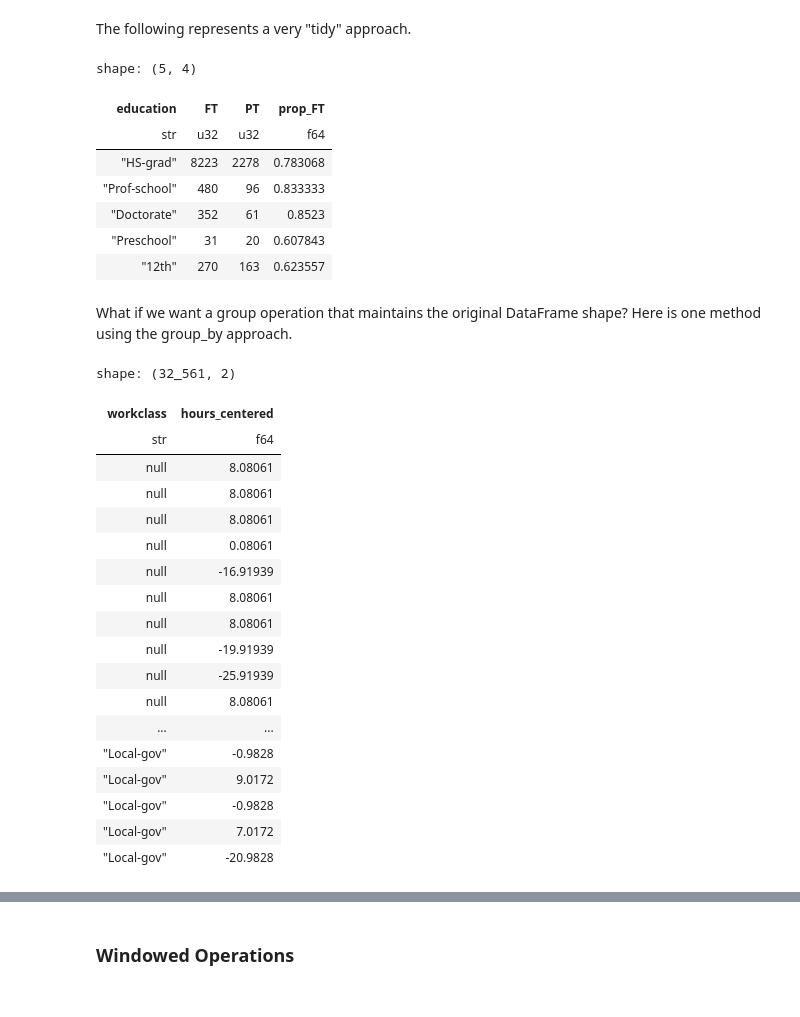
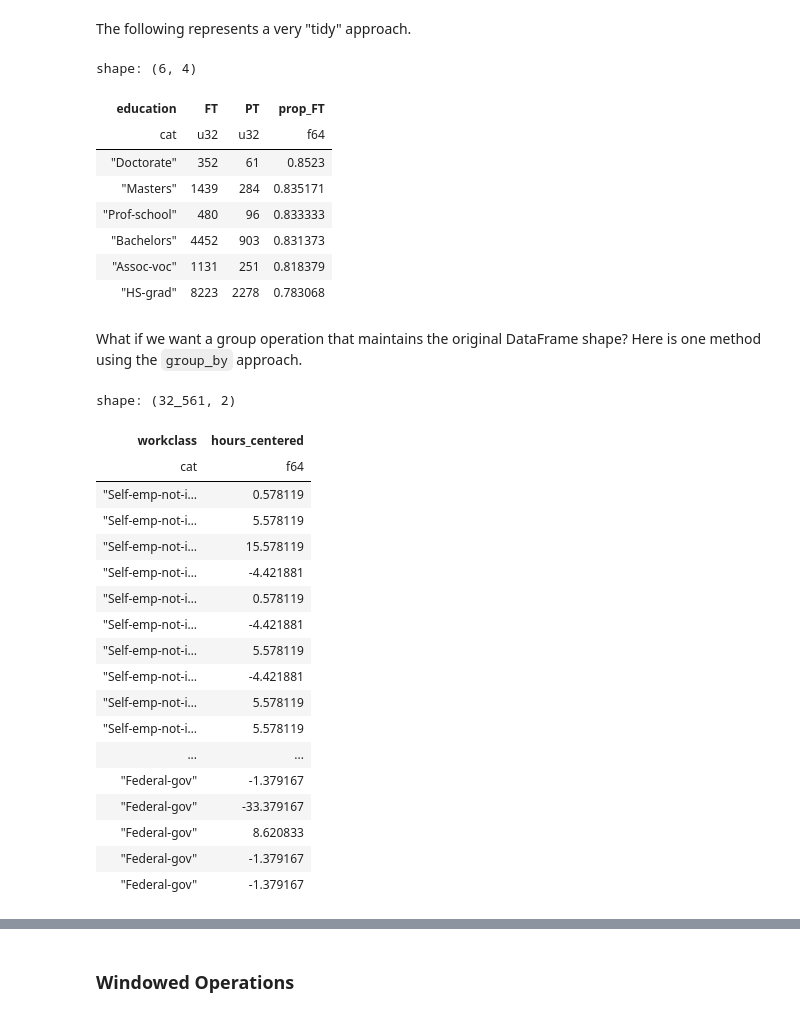
Before and after one commit to m-clark/polars-talk-2024, a Jupyter notebook: polars.ipynb, the cells around one changed output, grey strips where cells are left out. Drawn from its saved outputs; the diff is of its cells as text; code cells hidden in the pictures.

```diff
--- a/polars.ipynb
+++ b/polars.ipynb
@@ -410,7 +487,8 @@ df_census = df_census.with_columns(
     # pl.when(cs.string() == '?').then(None).otherwise(cs.string()) # doesn't work
 )
 # %%
-df_census.with_columns(cs.string().cast(pl.Categorical)) # very nice
+df_census = df_census.with_columns(cs.string().cast(pl.Categorical)) # very nice
+df_census
 # %% [output]
 shape: (32_561, 15)
 | age | workclass | fnlwgt | education | education.num | marital.status | occupation | relationship | race | ... |
@@ -560,25 +678,27 @@ The following represents a very "tidy" approach.
 # %%
 (
     df_census
     .group_by('education')
     .agg(
         FT = (pl.col("hours.per.week") >=40).sum(),
         PT = (pl.col("hours.per.week") < 40).sum(),
-        prop_FT = (pl.col("hours.per.week") >=40).drop_nans().mean()
+        prop_FT = (pl.col("hours.per.week") >=40).mean()
     )
-    .limit(5)
+    .sort('prop_FT', descending=True)
+    .limit(6)
 )
 # %% [output]
-shape: (5, 4)
+shape: (6, 4)
 | education | FT | PT | prop_FT |
-| str | u32 | u32 | f64 |
+| cat | u32 | u32 | f64 |
+| "Doctorate" | 352 | 61 | 0.8523 |
+| "Masters" | 1439 | 284 | 0.835171 |
+| "Prof-school" | 480 | 96 | 0.833333 |
+| "Bachelors" | 4452 | 903 | 0.831373 |
+| "Assoc-voc" | 1131 | 251 | 0.818379 |
 | "HS-grad" | 8223 | 2278 | 0.783068 |
-| "Prof-school" | 480 | 96 | 0.833333 |
-| "Doctorate" | 352 | 61 | 0.8523 |
-| "Preschool" | 31 | 20 | 0.607843 |
-| "12th" | 270 | 163 | 0.623557 |
 # %% [markdown]
-What if we want a group operation that maintains the original DataFrame shape? Here is one method using the group_by approach.
+What if we want a group operation that maintains the original DataFrame shape? Here is one method using the `group_by` approach.
 # %%
 (
     df_census
@@ -589,23 +709,23 @@ What if we want a group operation that maintains the original DataFrame shape? H
 # %% [output]
 shape: (32_561, 2)
 | workclass | hours_centered |
-| str | f64 |
-| null | 8.08061 |
-| null | 8.08061 |
-| null | 8.08061 |
-| null | 0.08061 |
-| null | -16.91939 |
-| null | 8.08061 |
-| null | 8.08061 |
-| null | -19.91939 |
-| null | -25.91939 |
-| null | 8.08061 |
+| cat | f64 |
+| "Self-emp-not-i… | 0.578119 |
+| "Self-emp-not-i… | 5.578119 |
+| "Self-emp-not-i… | 15.578119 |
+| "Self-emp-not-i… | -4.421881 |
+| "Self-emp-not-i… | 0.578119 |
+| "Self-emp-not-i… | -4.421881 |
+| "Self-emp-not-i… | 5.578119 |
+| "Self-emp-not-i… | -4.421881 |
+| "Self-emp-not-i… | 5.578119 |
+| "Self-emp-not-i… | 5.578119 |
 | ... | ... |
-| "Local-gov" | -0.9828 |
-| "Local-gov" | 9.0172 |
-| "Local-gov" | -0.9828 |
-| "Local-gov" | 7.0172 |
-| "Local-gov" | -20.9828 |
+| "Federal-gov" | -1.379167 |
+| "Federal-gov" | -33.379167 |
+| "Federal-gov" | 8.620833 |
+| "Federal-gov" | -1.379167 |
+| "Federal-gov" | -1.379167 |
 # %%
 (
     df_census
```
Also changed, not shown: parts of 79 cells of this notebook.
